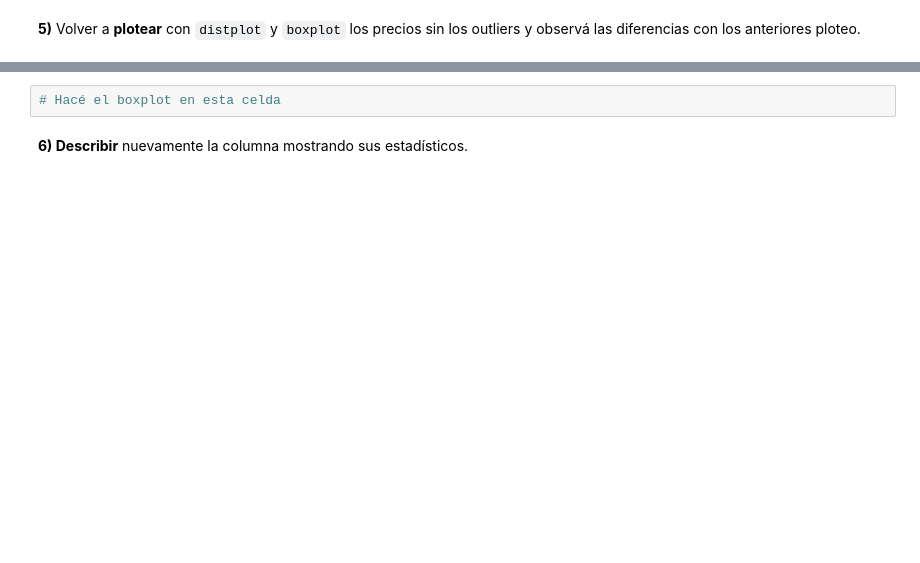
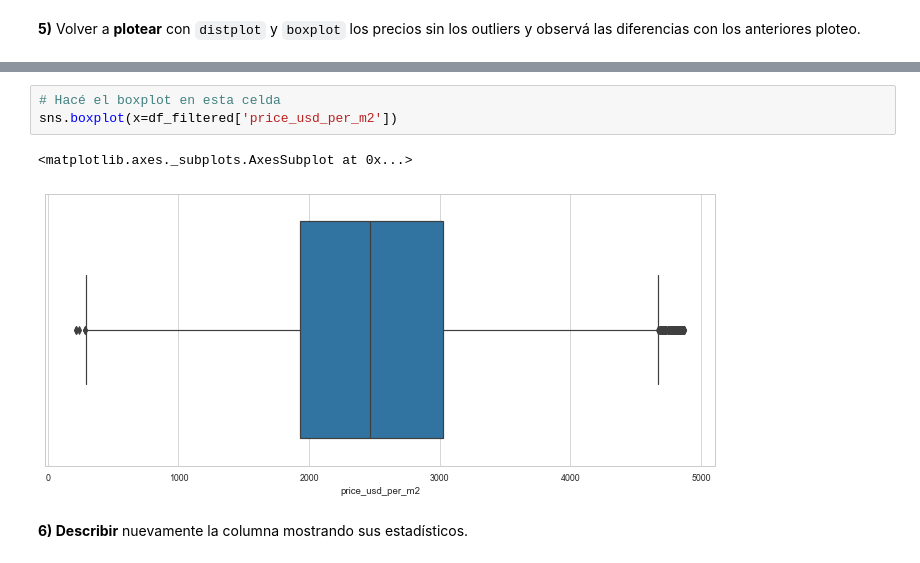
Before and after one commit to fpaterson/Acamica-Data-Science, a Jupyter notebook: Entregas/2° entrega/recursos_proyecto_2.ipynb, the cells around one changed output, grey strips where cells are left out. Drawn from its saved outputs; the diff is of its cells as text; blank space fills up the shorter version.

```diff
--- a/Entregas/2° entrega/recursos_proyecto_2.ipynb
+++ b/Entregas/2° entrega/recursos_proyecto_2.ipynb
@@ -121,5 +126,9 @@ Para obtener el rango tenemos que calcular la diferencia entre el tercer y el pr
 # %%
 # Hacé el boxplot en esta celda
+sns.boxplot(x=df_filtered['price_usd_per_m2'])
+# %% [output]
+<matplotlib.axes._subplots.AxesSubplot at 0x...>
+[figure, added]
 # %% [markdown]
 **6) Describir** nuevamente la columna mostrando sus estadísticos.
 # %%
```
Also changed, not shown: parts of 9 cells of this notebook, 5 other files.
